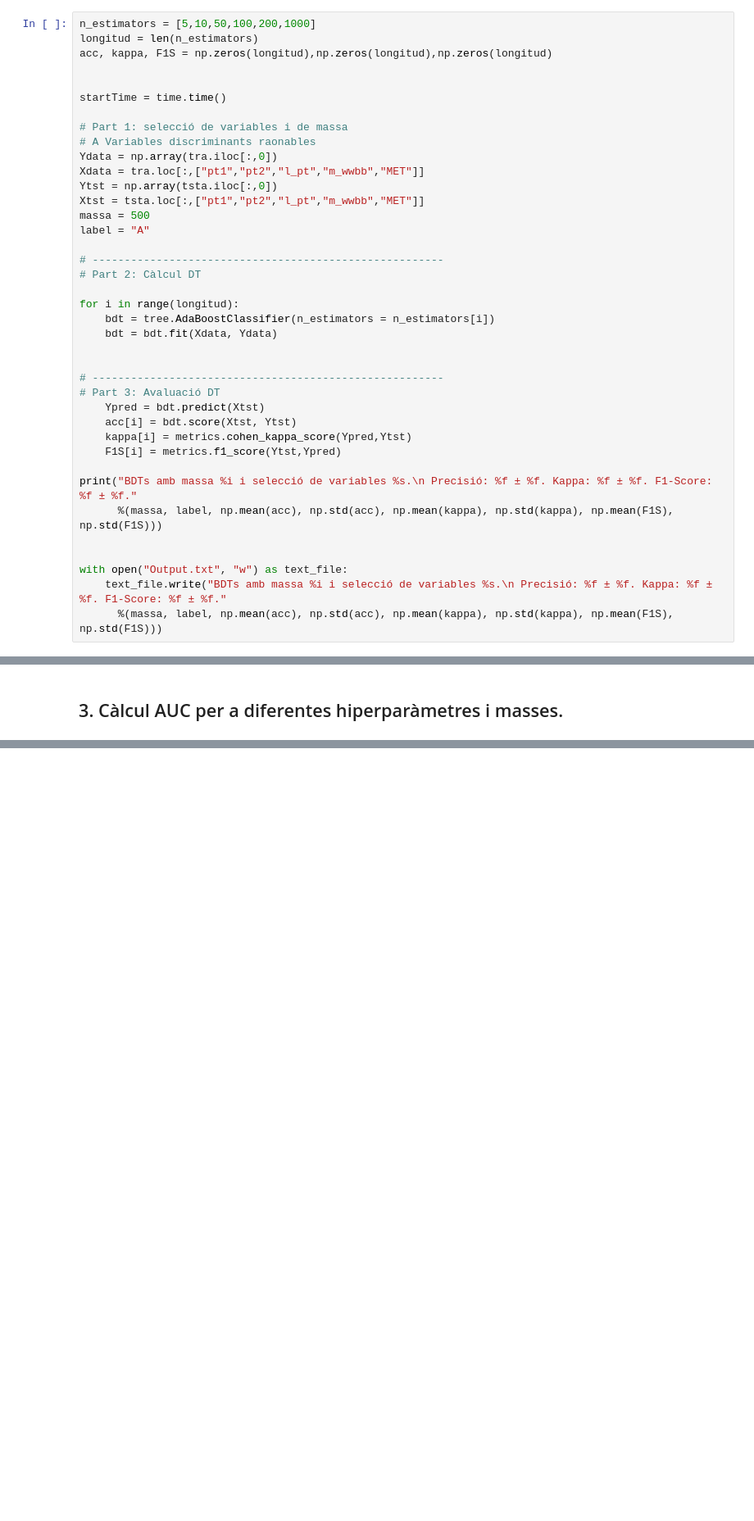
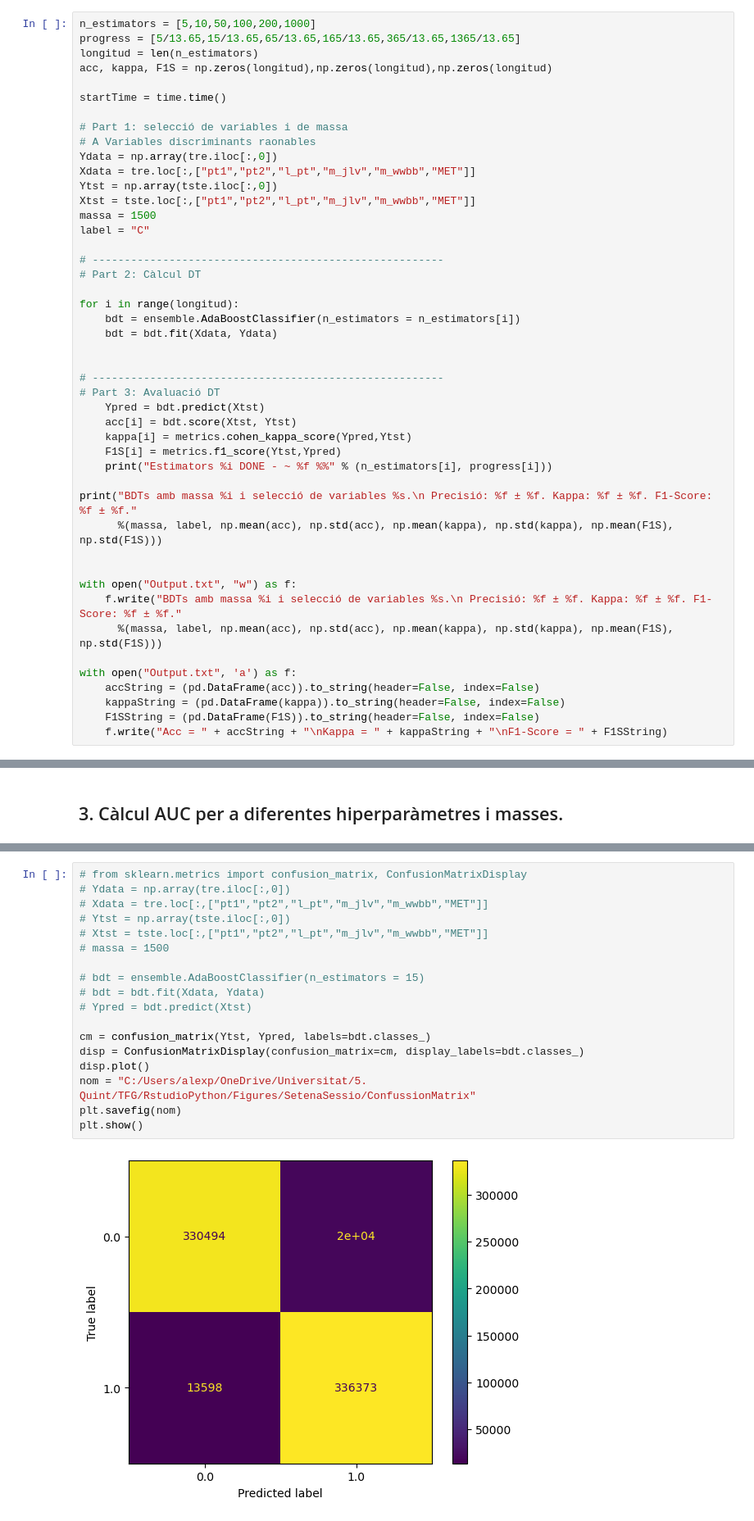
Before and after one commit to AlexPG1/TFG_MLenHEP, a Jupyter notebook: PrimeraSessió.ipynb, the cells around one changed output, grey strips where cells are left out. Shown at 82% size. Cells and saved outputs as stored; diff of their text form; blank space fills up the shorter version.

```diff
--- a/PrimeraSessió.ipynb
+++ b/PrimeraSessió.ipynb
@@ -2531,25 +2798,25 @@ print("| %s | %i | %i | %f | %f | %f | %i |" % (label,max_depth,n_estimators,acc
 # %%
 n_estimators = [5,10,50,100,200,1000]
+progress = [5/13.65,15/13.65,65/13.65,165/13.65,365/13.65,1365/13.65]
 longitud = len(n_estimators)
 acc, kappa, F1S = np.zeros(longitud),np.zeros(longitud),np.zeros(longitud)
-
 
 startTime = time.time()
 
 # Part 1: selecció de variables i de massa
 # A Variables discriminants raonables
-Ydata = np.array(tra.iloc[:,0])
-Xdata = tra.loc[:,["pt1","pt2","l_pt","m_wwbb","MET"]]
-Ytst = np.array(tsta.iloc[:,0])
-Xtst = tsta.loc[:,["pt1","pt2","l_pt","m_wwbb","MET"]]
-massa = 500
-label = "A"
+Ydata = np.array(tre.iloc[:,0])
+Xdata = tre.loc[:,["pt1","pt2","l_pt","m_jlv","m_wwbb","MET"]]
+Ytst = np.array(tste.iloc[:,0])
+Xtst = tste.loc[:,["pt1","pt2","l_pt","m_jlv","m_wwbb","MET"]]
+massa = 1500
+label = "C"
 
 # -------------------------------------------------------
 # Part 2: Càlcul DT
 
 for i in range(longitud):
-    bdt = tree.AdaBoostClassifier(n_estimators = n_estimators[i])
+    bdt = ensemble.AdaBoostClassifier(n_estimators = n_estimators[i])
     bdt = bdt.fit(Xdata, Ydata)
 
 
@@ -2559,11 +2826,18 @@ for i in range(longitud):
     acc[i] = bdt.score(Xtst, Ytst)
     kappa[i] = metrics.cohen_kappa_score(Ypred,Ytst)
     F1S[i] = metrics.f1_score(Ytst,Ypred)
+    print("Estimators %i DONE - ~ %f %%" % (n_estimators[i], progress[i]))
 
 print("BDTs amb massa %i i selecció de variables %s.\n Precisió: %f ± %f. Kappa: %f ± %f. F1-Score: %f ± %f."
       %(massa, label, np.mean(acc), np.std(acc), np.mean(kappa), np.std(kappa), np.mean(F1S), np.std(F1S)))
 
 
-with open("Output.txt", "w") as text_file:
-    text_file.write("BDTs amb massa %i i selecció de variables %s.\n Precisió: %f ± %f. Kappa: %f ± %f. F1-Score: %f ± %f."
+with open("Output.txt", "w") as f:
+    f.write("BDTs amb massa %i i selecció de variables %s.\n Precisió: %f ± %f. Kappa: %f ± %f. F1-Score: %f ± %f."
       %(massa, label, np.mean(acc), np.std(acc), np.mean(kappa), np.std(kappa), np.mean(F1S), np.std(F1S)))
+
+with open("Output.txt", 'a') as f:
+    accString = (pd.DataFrame(acc)).to_string(header=False, index=False)
+    kappaString = (pd.DataFrame(kappa)).to_string(header=False, index=False)
+    F1SString = (pd.DataFrame(F1S)).to_string(header=False, index=False)
+    f.write("Acc = " + accString + "\nKappa = " + kappaString + "\nF1-Score = " + F1SString)
@@ -2573,0 +3182,20 @@ with open("Output.txt", "w") as text_file:
+# %%
+# from sklearn.metrics import confusion_matrix, ConfusionMatrixDisplay
+# Ydata = np.array(tre.iloc[:,0])
+# Xdata = tre.loc[:,["pt1","pt2","l_pt","m_jlv","m_wwbb","MET"]]
+# Ytst = np.array(tste.iloc[:,0])
+# Xtst = tste.loc[:,["pt1","pt2","l_pt","m_jlv","m_wwbb","MET"]]
+# massa = 1500
+
+# bdt = ensemble.AdaBoostClassifier(n_estimators = 15)
+# bdt = bdt.fit(Xdata, Ydata)
+# Ypred = bdt.predict(Xtst)
+
+cm = confusion_matrix(Ytst, Ypred, labels=bdt.classes_)
+disp = ConfusionMatrixDisplay(confusion_matrix=cm, display_labels=bdt.classes_)
+disp.plot()
+nom = "C:/Users/alexp/OneDrive/Universitat/5. Quint/TFG/RstudioPython/Figures/SetenaSessio/ConfussionMatrix"
+plt.savefig(nom)
+plt.show()
+# %% [output]
+[figure, added]
```
Also changed, not shown: parts of 134 cells of this notebook.
